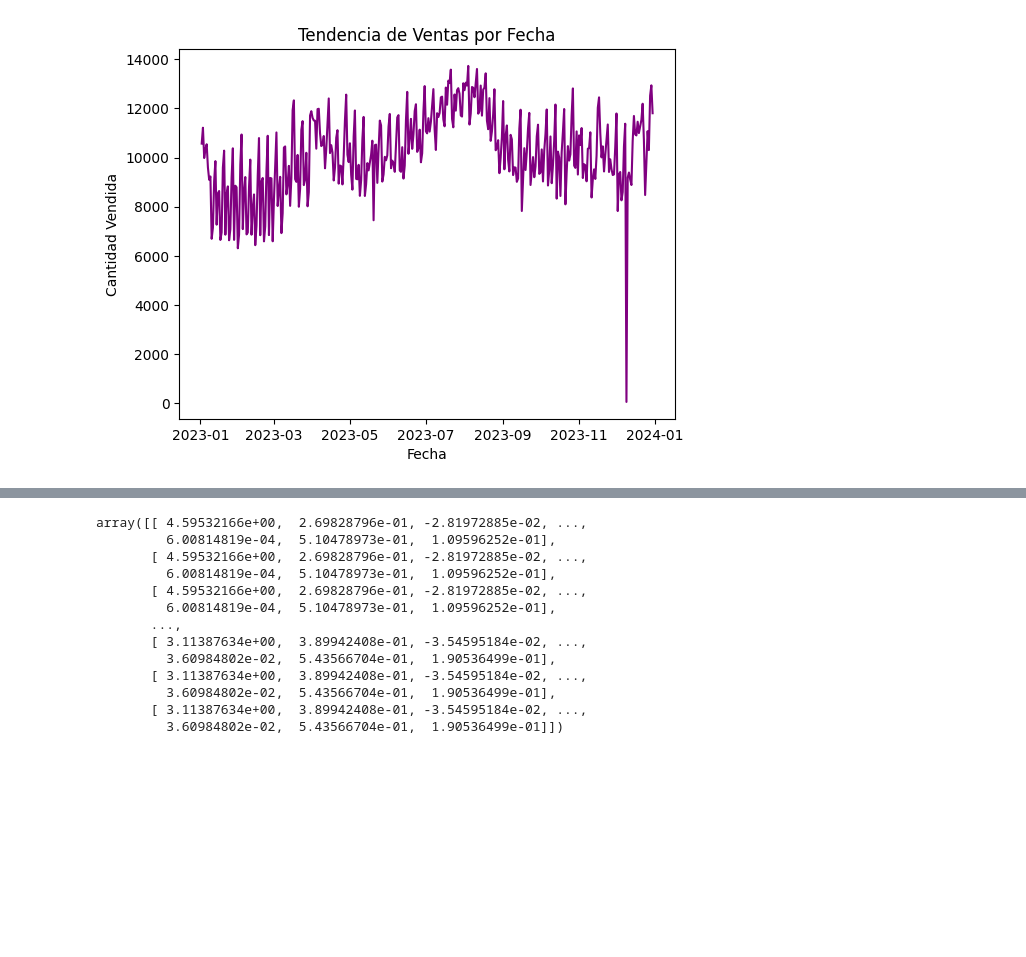
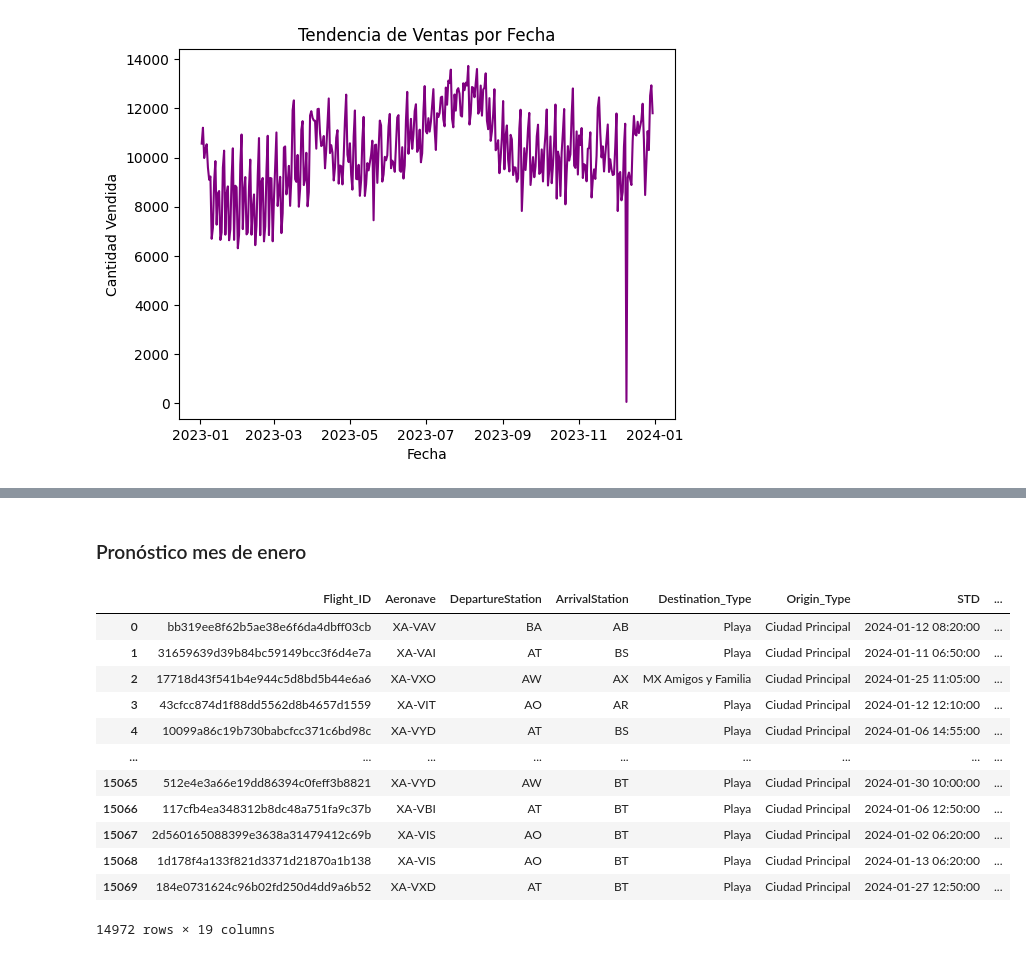
Before and after one commit to VictoriaLR01/Datathon-vivaaero, a Jupyter notebook: Passanger/src/Sales.ipynb, the cells around one changed output, grey strips where cells are left out. Drawn from its saved outputs; the diff is of its cells as text; code cells hidden in the pictures; blank space fills up the shorter version.

Commit message:
Sales update

```diff
--- a/Passanger/src/Sales.ipynb
+++ b/Passanger/src/Sales.ipynb
@@ -126,4 +148,9 @@ test_s_data = pd.read_csv(r"C:\Users\jdami\OneDrive\Documents\GitHub\Datathon-vi
+# %% [markdown]
+### Pronóstico mes de enero
 # %%
+test_f_data = pd.read_csv("Flights_pred.csv")
+test_s_data = pd.read_csv("Sales_pred.csv")
+
 test_vuelos = test_f_data.merge(test_s_data, on = 'Flight_ID', how = 'left')
 test_vuelos['Ocupancia'] = test_vuelos['Passengers'] / test_vuelos['Capacity']
 
@@ -131,11 +158,20 @@ test_vuelos['STD'] = pd.to_datetime(test_vuelos['STD'])
 test_vuelos['STA'] = pd.to_datetime(test_vuelos['STA'])
 test_vuelos['Month'] = test_vuelos['STD'].dt.month
 test_vuelos['Day_of_Week'] = test_vuelos['STD'].dt.dayofweek
+test_vuelos = test_vuelos[~test_vuelos['Aeronave'].isna()]
-# %%
-X = test_vuelos.set_index('Flight_ID')[['Month', 'Day_of_Week', 'Hour of Day', 'Duration', 'Destination_Type', 'Ocupancia']]
-y = pd.pivot_table(test_vuelos, index='Flight_ID', columns='ProductName', values='Quantity', fill_value=0)
-
-X = pd.get_dummies(X, columns=['Destination_Type'])
-
-X = X.loc[y.index]
-y = y.loc[X.index]
+# %%
+test_vuelos
+# %% [output]
+|  | Flight_ID | Aeronave | DepartureStation | ArrivalStation | Destination_Type | Origin_Type | STD | ... |
+| 0 | bb319ee8f62b5ae38e6f6da4dbff03cb | XA-VAV | BA | AB | Playa | Ciudad Principal | 2024-01-12 08:20:00 | ... |
+| 1 | 31659639d39b84bc59149bcc3f6d4e7a | XA-VAI | AT | BS | Playa | Ciudad Principal | 2024-01-11 06:50:00 | ... |
+| 2 | 17718d43f541b4e944c5d8bd5b44e6a6 | XA-VXO | AW | AX | MX Amigos y Familia | Ciudad Principal | 2024-01-25 11:05:00 | ... |
+| 3 | 43cfcc874d1f88dd5562d8b4657d1559 | XA-VIT | AO | AR | Playa | Ciudad Principal | 2024-01-12 12:10:00 | ... |
+| 4 | 10099a86c19b730babcfcc371c6bd98c | XA-VYD | AT | BS | Playa | Ciudad Principal | 2024-01-06 14:55:00 | ... |
+| ... | ... | ... | ... | ... | ... | ... | ... | ... |
+| 15065 | 512e4e3a66e19dd86394c0feff3b8821 | XA-VYD | AW | BT | Playa | Ciudad Principal | 2024-01-30 10:00:00 | ... |
+| 15066 | 117cfb4ea348312b8dc48a751fa9c37b | XA-VBI | AT | BT | Playa | Ciudad Principal | 2024-01-06 12:50:00 | ... |
+| 15067 | 2d560165088399e3638a31479412c69b | XA-VIS | AO | BT | Playa | Ciudad Principal | 2024-01-02 06:20:00 | ... |
+| 15068 | 1d178f4a133f821d3371d21870a1b138 | XA-VIS | AO | BT | Playa | Ciudad Principal | 2024-01-13 06:20:00 | ... |
+| 15069 | 184e0731624c96b02fd250d4dd9a6b52 | XA-VXD | AT | BT | Playa | Ciudad Principal | 2024-01-27 12:50:00 | ... |
+14972 rows × 19 columns
@@ -144,18 +214,0 @@ predicted_quantities = multioutput_model.predict(X)
-# %%
-
-# Convertir las predicciones a un DataFrame para facilitar la manipulación o visualización
-predicted_quantities
-# %% [output]
-array([[ 4.59532166e+00,  2.69828796e-01, -2.81972885e-02, ...,
-         6.00814819e-04,  5.10478973e-01,  1.09596252e-01],
-       [ 4.59532166e+00,  2.69828796e-01, -2.81972885e-02, ...,
-         6.00814819e-04,  5.10478973e-01,  1.09596252e-01],
-       [ 4.59532166e+00,  2.69828796e-01, -2.81972885e-02, ...,
-         6.00814819e-04,  5.10478973e-01,  1.09596252e-01],
-       ...,
-       [ 3.11387634e+00,  3.89942408e-01, -3.54595184e-02, ...,
-         3.60984802e-02,  5.43566704e-01,  1.90536499e-01],
-       [ 3.11387634e+00,  3.89942408e-01, -3.54595184e-02, ...,
-         3.60984802e-02,  5.43566704e-01,  1.90536499e-01],
-       [ 3.11387634e+00,  3.89942408e-01, -3.54595184e-02, ...,
-         3.60984802e-02,  5.43566704e-01,  1.90536499e-01]])
```
Also changed, not shown: parts of 12 cells of this notebook.
